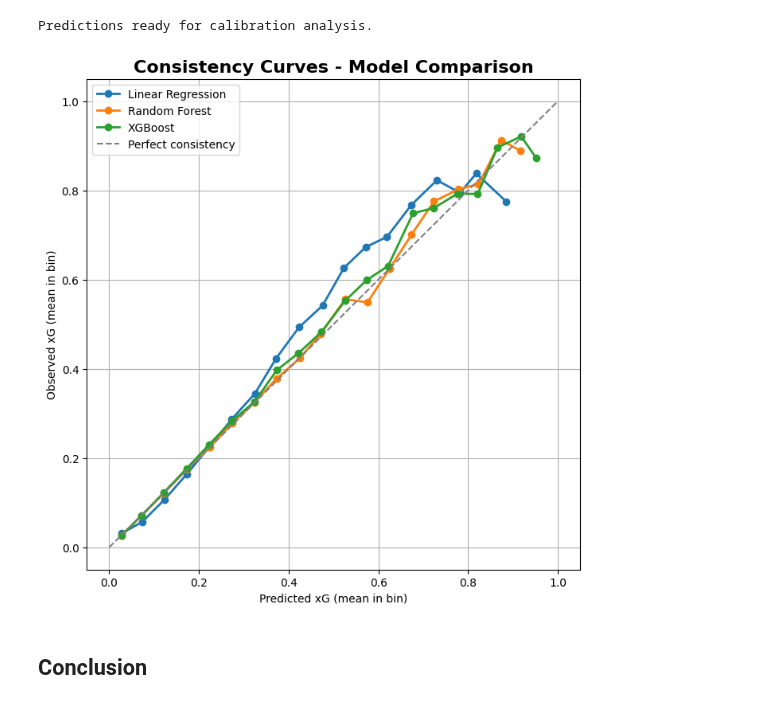
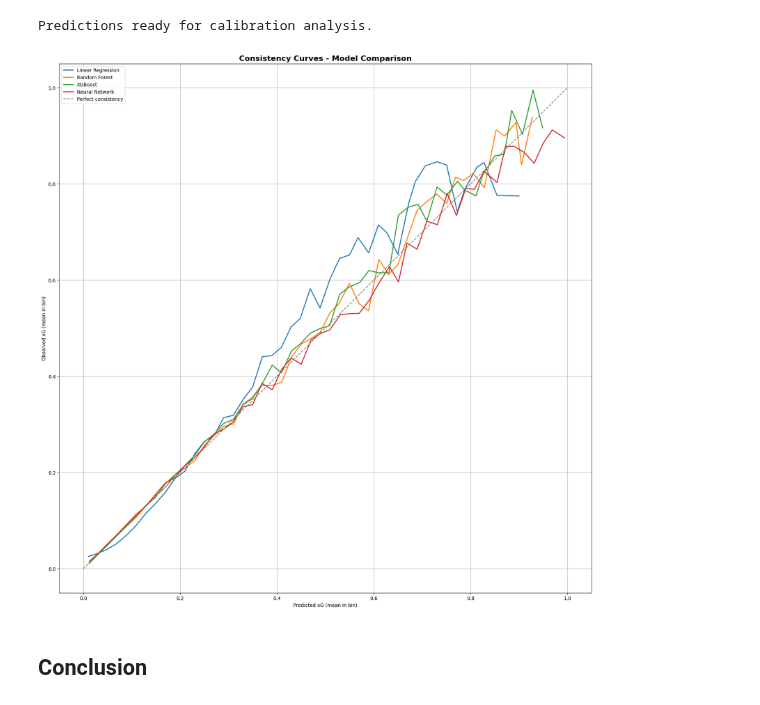
Before and after one commit to Manuele23/Parma-assignment, a Jupyter notebook: task1_xg/08_model_comparison.ipynb, the cells around one changed output. Cells and saved outputs as stored; diff of their text form; code cells hidden in the pictures.

```diff
--- a/task1_xg/08_model_comparison.ipynb
+++ b/task1_xg/08_model_comparison.ipynb
@@ -48,10 +48,10 @@ Setup complete. Ready to load metrics.
 lin_metrics = pd.read_csv(f"{OUTPUT_DIR}/metrics_linear_regression.csv", index_col=0)
 rf_metrics  = pd.read_csv(f"{OUTPUT_DIR}/metrics_rf.csv", index_col=0)
 xgb_metrics = pd.read_csv(f"{OUTPUT_DIR}/metrics_xgboost.csv", index_col=0)
-# nn_metrics   = pd.read_csv(f"{OUTPUT_DIR}/metrics_nn.csv", index_col=0)  # to add after NN is trained
+nn_metrics   = pd.read_csv(f"{OUTPUT_DIR}/metrics_nn.csv", index_col=0)  # to add after NN is trained
 
 # Concatenate all results
-all_metrics = pd.concat([lin_metrics, rf_metrics, xgb_metrics], axis=0)
+all_metrics = pd.concat([lin_metrics, rf_metrics, xgb_metrics, nn_metrics], axis=0)
 
 all_metrics
 # %% [output]
@@ -80,12 +82,12 @@ all_metrics = all_metrics.drop(columns=["ModelSet"])
 metrics_pivot = all_metrics.pivot_table(
     index="Model",
     columns="Set",
-    values=["RMSE", "MAE", "R2", "ExplainedVar", "Pearson", "Spearman"]
+    values=["RMSE", "MAE", "R2", "Pearson", "Spearman"]
 )
 
 # Compute differences: Δ = Test - Train
 delta_df = pd.DataFrame()
-for metric in ["RMSE", "MAE", "R2", "ExplainedVar", "Pearson", "Spearman"]:
+for metric in ["RMSE", "MAE", "R2", "Pearson", "Spearman"]:
     delta_df["Δ" + metric] = (
         metrics_pivot[metric]["test"] - metrics_pivot[metric]["train"]
     )
@@ -236,7 +232,7 @@ import numpy as np
 lin_reg = joblib.load(f"{MODEL_DIR}/model_linear_regression.pkl")
 rf_model = joblib.load(f"{MODEL_DIR}/model_rf.pkl")
 xgb_model = joblib.load(f"{MODEL_DIR}/model_xgboost.pkl")
-# nn_model  = joblib.load(f"{MODEL_DIR}/model_nn.pkl")
+nn_model  = joblib.load(f"{MODEL_DIR}/model_nn.pkl")
 
 # Predictions
 # DS3 for linear regression
@@ -245,54 +241,54 @@ y_lin_pred = lin_reg.predict(X_test_ds3)
 # DS4 for RF, XGB, NN
 y_rf_pred  = rf_model.predict(X_test_ds4)
 y_xgb_pred = xgb_model.predict(X_test_ds4)
-# y_nn_pred  = nn_model.predict(X_test_ds4)
+y_nn_pred  = nn_model.predict(X_test_ds4)
 
 print("Predictions ready for calibration analysis.")
 # %% [output]
 Predictions ready for calibration analysis.
 # %%
-def plot_calibration_xg(y_true, y_pred, n_bins=20, label=None):
+def plot_calibration_xg(y_true, y_pred, n_bins=50, label=None):
     """
     Consistency check between predicted xG (y_pred) and true xG (y_true)
     Since y_true is continuous [0,1], the average of y_true per prediction bin is computed
     """
     # Create equally spaced bins between 0 and 1
-    bins = np.linspace(0, 1, n_bins + 1)            # bins: [0.0, 0.05, 0.1, ..., 1.0]
+    bins = np.linspace(0, 1, n_bins + 1)            # bins: [0.0, 0.02, 0.04, ..., 1.0]
     bin_ids = np.digitize(y_pred, bins) - 1         # bin_ids: [0, 0, 1, 2, ..., n_bins-1]
 
     bin_true = []
     bin_pred = []
 
     for i in range(n_bins):
         mask = bin_ids == i
         if np.any(mask):
 
             # Average of predicted values in the bin
             bin_pred.append(y_pred[mask].mean())
 
             # Average of true xG values in the bin
             bin_true.append(y_true[mask].mean())
 
     # Plot curve
-    plt.plot(bin_pred, bin_true, marker='o', label=label, linewidth=2)
+    plt.plot(bin_pred, bin_true, label=label, linewidth=2)
 
-plt.figure(figsize=(8, 8))
+plt.figure(figsize=(20,20))
 
 plot_calibration_xg(y_test_ds3, y_lin_pred, label="Linear Regression")
 plot_calibration_xg(y_test_ds4, y_rf_pred,  label="Random Forest")
 plot_calibration_xg(y_test_ds4, y_xgb_pred, label="XGBoost")
-# plot_calibration_xg(y_test_ds4, y_nn_pred,  label="Neural Network")
+plot_calibration_xg(y_test_ds4, y_nn_pred,  label="Neural Network")
 
 # Reference line = perfect consistency
 plt.plot([0, 1], [0, 1], linestyle="--", color="gray", label="Perfect consistency")
 
 plt.xlabel("Predicted xG (mean in bin)")
 plt.ylabel("Observed xG (mean in bin)")
 plt.title("Consistency Curves - Model Comparison", fontsize=16, fontweight="bold")
 plt.legend()
 plt.grid(True)
 plt.show()
 # %% [output]
-[figure, old version]
+[figure, new version]
 # %% [markdown]
 ## Conclusion
```
Also changed, not shown: parts of 5 cells of this notebook, 4 other files.
